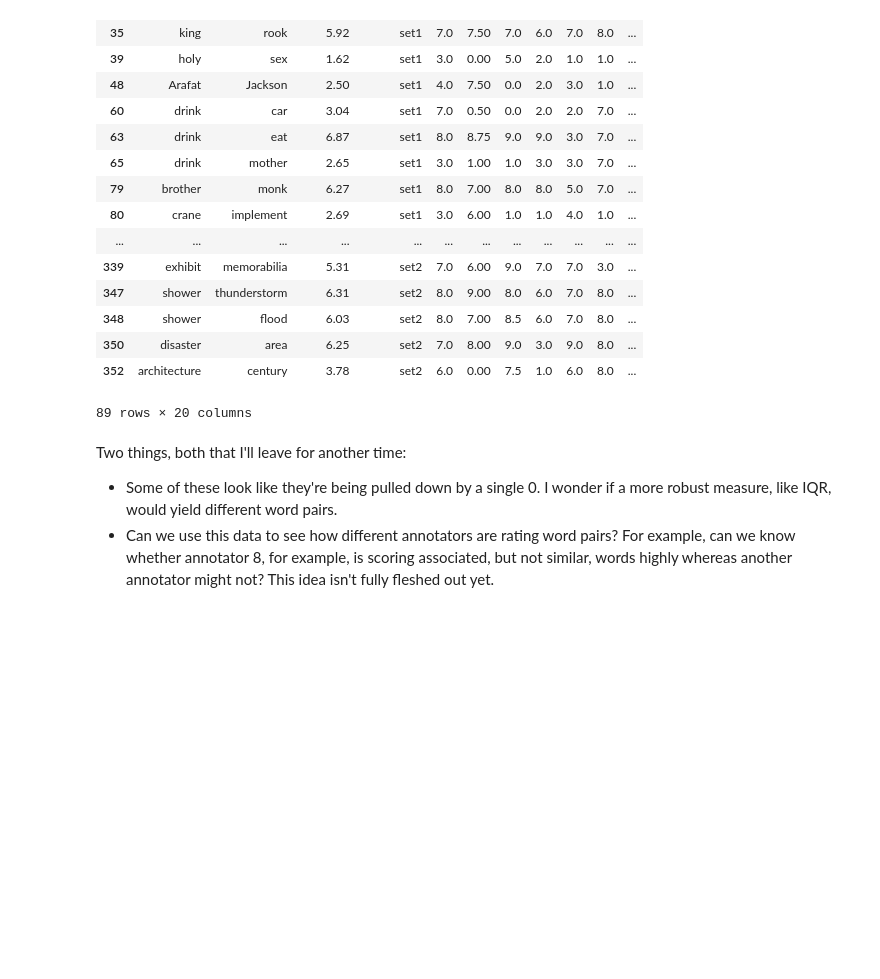
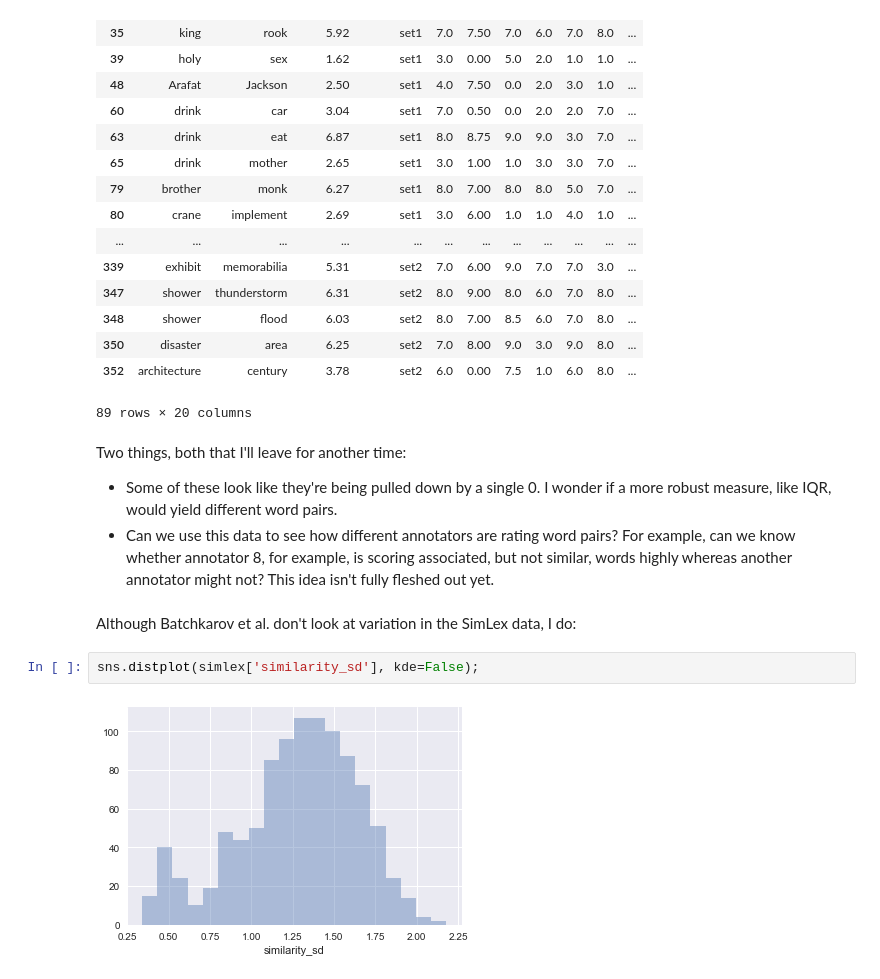
Before and after one commit to geoffbacon/eval, a Jupyter notebook: scripts/Batchkarov-et-al-2015.ipynb, the cells around one changed output. Saved outputs shown, nothing was run; the diff lists cells and outputs as text; blank space fills up the shorter version.

```diff
--- a/scripts/Batchkarov-et-al-2015.ipynb
+++ b/scripts/Batchkarov-et-al-2015.ipynb
@@ -247,3 +247,9 @@ ws353[ws353[ratings_cols].std(axis=1) >= fourth_quartile]
 Two things, both that I'll leave for another time:
 - Some of these look like they're being pulled down by a single 0. I wonder if a more robust measure, like IQR, would yield different word pairs.
 - Can we use this data to see how different annotators are rating word pairs? For example, can we know whether annotator 8, for example, is scoring associated, but not similar, words highly whereas another annotator might not? This idea isn't fully fleshed out yet.
+# %% [markdown]
+Although Batchkarov et al. don't look at variation in the SimLex data, I do:
+# %%
+sns.distplot(simlex['similarity_sd'], kde=False);
+# %% [output]
+[figure, added]
```
Also changed, not shown: parts of 11 cells of this notebook.
